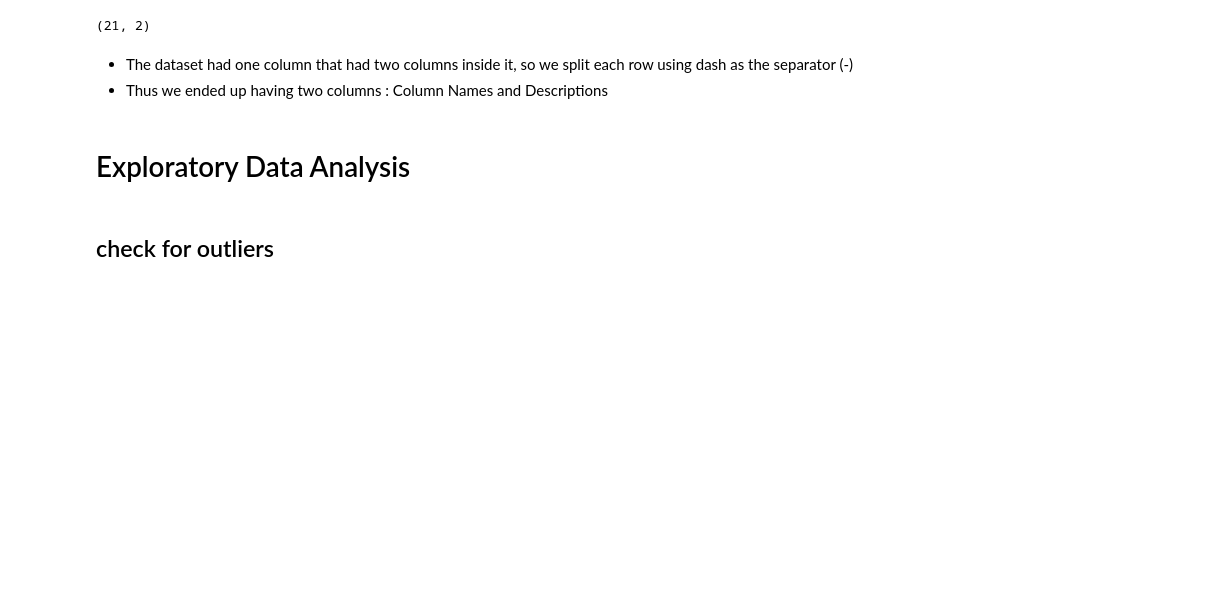
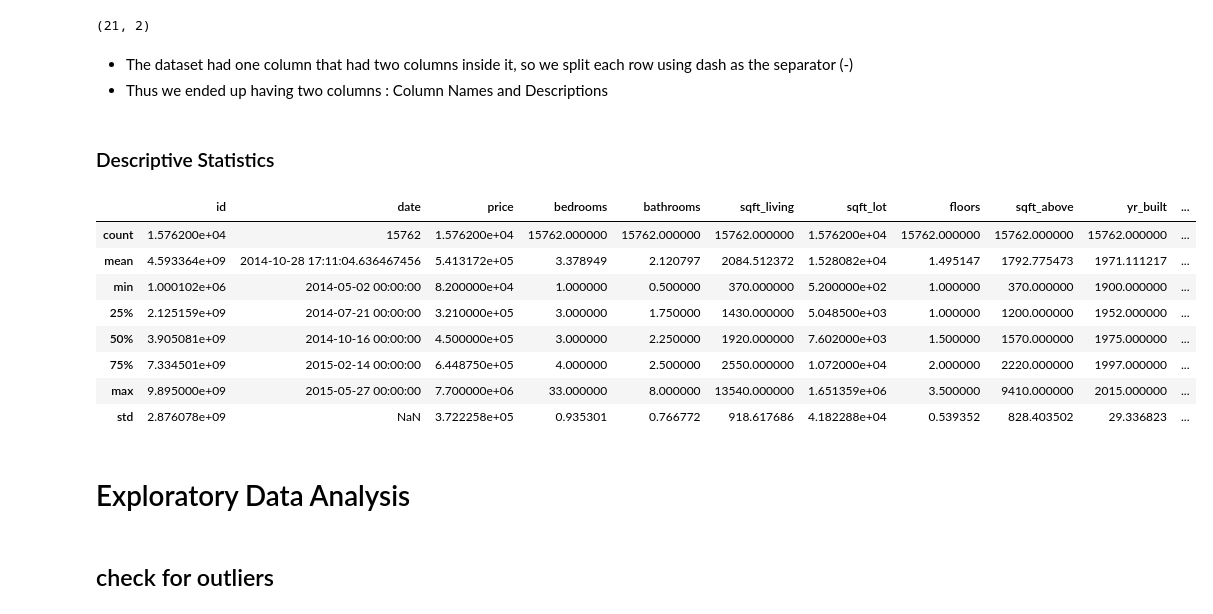
Before and after one commit to whareverr/dsc-phase-2-project-v2-3, a Jupyter notebook: student.ipynb, the cells around one changed output. Drawn from its saved outputs; the diff is of its cells as text; code cells hidden in the pictures; blank space fills up the shorter version.

```diff
--- a/student.ipynb
+++ b/student.ipynb
@@ -254,6 +264,20 @@ df.shape
 # %% [markdown]
  - The dataset had one column that had two columns inside it, so we split each row using dash as the separator (-)
  - Thus we ended up having two columns : Column Names and Descriptions
+# %% [markdown]
+### Descriptive Statistics
+# %%
+data.describe()
+# %% [output]
+|  | id | date | price | bedrooms | bathrooms | sqft_living | sqft_lot | floors | sqft_above | yr_built | ... |
+| count | 1.576200e+04 | 15762 | 1.576200e+04 | 15762.000000 | 15762.000000 | 15762.000000 | 1.576200e+04 | 15762.000000 | 15762.000000 | 15762.000000 | ... |
+| mean | 4.593364e+09 | 2014-10-28 17:11:04.636467456 | 5.413172e+05 | 3.378949 | 2.120797 | 2084.512372 | 1.528082e+04 | 1.495147 | 1792.775473 | 1971.111217 | ... |
+| min | 1.000102e+06 | 2014-05-02 00:00:00 | 8.200000e+04 | 1.000000 | 0.500000 | 370.000000 | 5.200000e+02 | 1.000000 | 370.000000 | 1900.000000 | ... |
+| 25% | 2.125159e+09 | 2014-07-21 00:00:00 | 3.210000e+05 | 3.000000 | 1.750000 | 1430.000000 | 5.048500e+03 | 1.000000 | 1200.000000 | 1952.000000 | ... |
+| 50% | 3.905081e+09 | 2014-10-16 00:00:00 | 4.500000e+05 | 3.000000 | 2.250000 | 1920.000000 | 7.602000e+03 | 1.500000 | 1570.000000 | 1975.000000 | ... |
+| 75% | 7.334501e+09 | 2015-02-14 00:00:00 | 6.448750e+05 | 4.000000 | 2.500000 | 2550.000000 | 1.072000e+04 | 2.000000 | 2220.000000 | 1997.000000 | ... |
+| max | 9.895000e+09 | 2015-05-27 00:00:00 | 7.700000e+06 | 33.000000 | 8.000000 | 13540.000000 | 1.651359e+06 | 3.500000 | 9410.000000 | 2015.000000 | ... |
+| std | 2.876078e+09 | NaN | 3.722258e+05 | 0.935301 | 0.766772 | 918.617686 | 4.182288e+04 | 0.539352 | 828.403502 | 29.336823 | ... |
 # %% [markdown]
 # Exploratory Data Analysis
 # %% [markdown]
```
Also changed, not shown: parts of 25 cells of this notebook.
